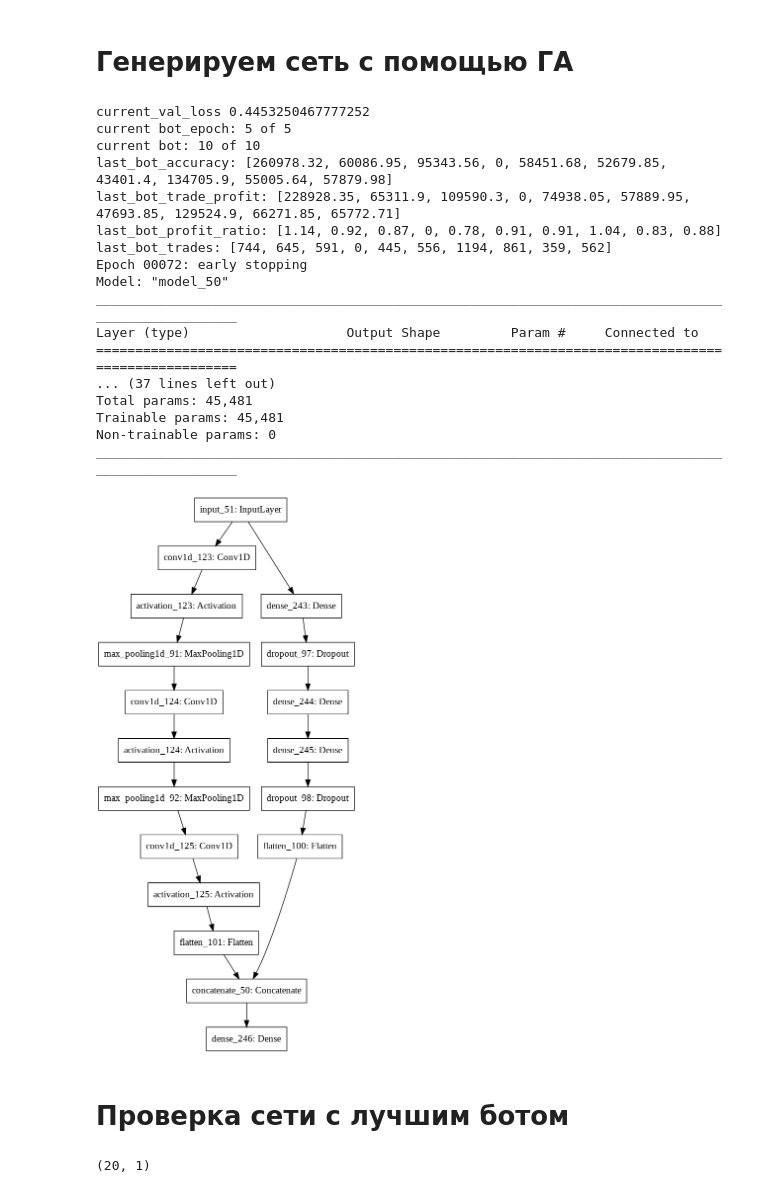
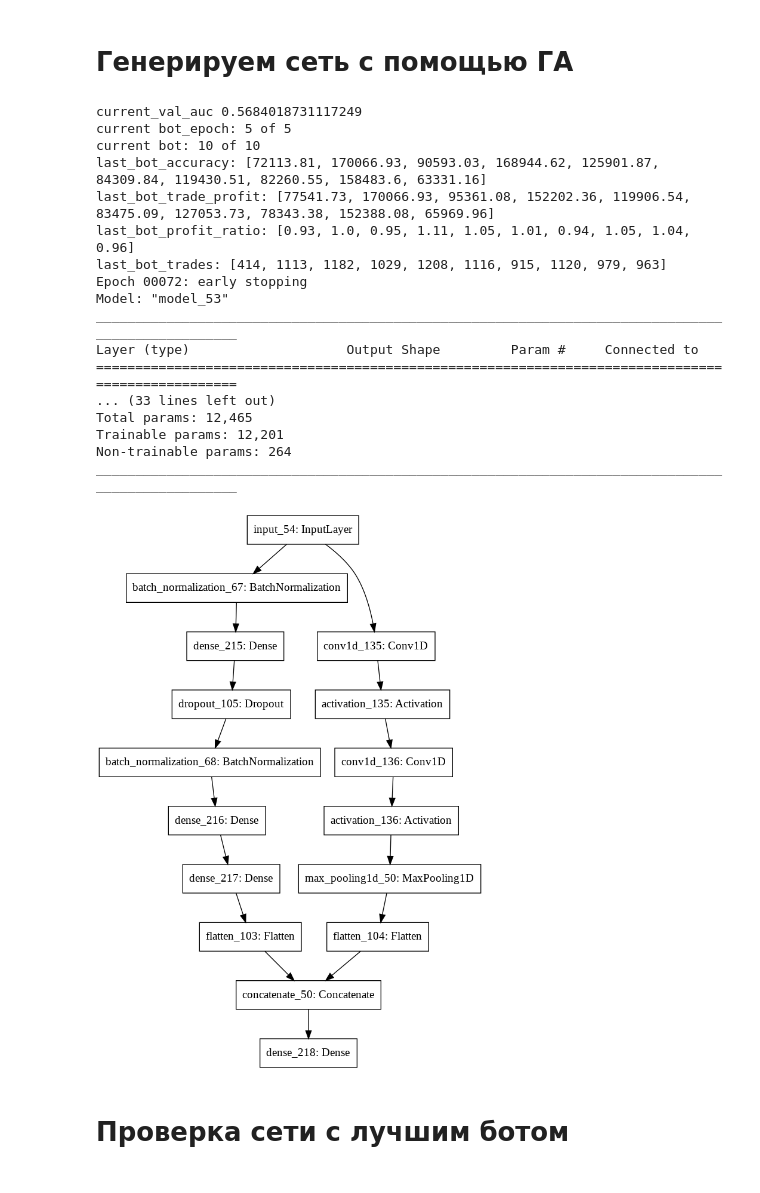
Before and after one commit to VladimirBlinov/ColabNotebooks, a Jupyter notebook: Trading_NET_v3_1.ipynb, the cells around one changed output. Drawn from its saved outputs; the diff is of its cells as text; code cells hidden in the pictures.

Commit message:
Passed GA for model architecture

```diff
--- a/Trading_NET_v3_1.ipynb
+++ b/Trading_NET_v3_1.ipynb
@@ -386,9 +415,9 @@ def autoCorr(channels, corrSteps, predVal, yValUnscaled, showGraf = True, return
     return corr, own_corr
 # %%
 #Создадим генератор проверочной выборки, из которой потом вытащим xVal, yVal для проверки
-datagen = TimeseriesGenerator(xTest, yTest,
+datagen = TimeseriesGenerator(xTest, yTest01,
                                length=xlen, sampling_rate=1,
-                               batch_size=len(xTest)) #размер batch будет равен длине нашей выборки
+                               batch_size=len(xTest), shuffle=True) #размер batch будет равен длине нашей выборки
 xVal = []
 yVal = []
 for i in datagen:
@@ -397,3 +426,6 @@ for i in datagen:
 
 xVal = np.array(xVal[0])
 yVal = np.array(yVal[0])
+
+print(yVal.shape)
+print(yVal[yVal > 0.5].shape)
@@ -427,7 +584,7 @@ def predTimeseriesGenerator(xTest, step_in_the_past):
   '''
   Функция для преобразования размера входного массива в требуемый для нейросети.
   '''
-  xTest = xTest[-step_in_the_past:,:] #формируем х длинной step_in_the_past
+  xTest = xTest[-step_in_the_past:,:,:4] #формируем х длинной step_in_the_past
   xTest = np.array(xTest) #Преобразуем в numpy
 
   return xTest
@@ -445,8 +602,7 @@ def get_prediction (model, xPred, yScaler, classification=False):
   '''
   prediction = model.predict(xPred)  # Get prediction by model
   if classification:  # If classification
-    prediction_class = np.argmax(prediction)
-    return prediction_class  # Return class
+    return prediction  # Return probability of 1
   else:
     prediction = yScaler.inverse_transform(prediction)
     return prediction  # Return predicted figure
@@ -458,14 +614,10 @@ def trade(data_enter, model, step_in_the_past):
   data = data_enter.copy(deep=True)  # Копируем входной датасет, чтобы в нем не было изменений
   xTest, yScaler = data_preprocessing(data, train=False)  # Делаем предобработку данных в массиве функцией data_preprocessing
   xTest = predTimeseriesGenerator(xTest, step_in_the_past) #формируем вектор со взглядом назад для подачи в сеть
-  yPred = get_prediction(model, xTest, yScaler) #делаем прогноз следующей цены закрытия
+  yPred = get_prediction(model, xTest, yScaler, classification=True) #делаем прогноз следующей цены закрытия
 
-  if yPred[0][0] > 0:  # If the price will goes up
-    action = 1  # Buy
-  elif yPred[0][0] < 0:  # If the price will go down
-    action = 0  # Sell
-  else:
-    action = 2  # Do nothing
+  yPred = yPred[0][0]
+  action = np.random.choice(a=[1,0], size=1, p=[yPred, 1-yPred])
 
   return action
 # %%
@@ -670,7 +823,7 @@ def create_model_reg(net):
   else:
     final = Flatten()(dense)
 
-  final = Dense(1, activation='linear')(final)
+  final = Dense(1, activation='sigmoid')(final)
 
   model = Model(inputs, final)  # Собираем модель
   return model
@@ -690,7 +843,7 @@ def evaluateNet(net, ep, verb):
   val = 0
   model = create_model_reg(net)  # Создаем модель create_model_reg
   # Компилируем модель
-  model.compile(loss='mae', optimizer=Adam(lr=1e-3),)
+  model.compile(loss='binary_crossentropy', optimizer=Adam(lr=1e-2),  metrics=[AUC(name="auc")])
 
   #Запускаем обучение
   history = model.fit(train_datagen,
@@ -703,9 +856,6 @@ def evaluateNet(net, ep, verb):
   price_scaler_filename="/content/drive/MyDrive/Colab Notebooks/Dipl/scalers/price_scaler.save"
   price_scaler = joblib.load(price_scaler_filename)  # Загружаем price_scaler
   predVal, yValUnscaled = getPred(model, xVal, yVal, price_scaler)  # делаем предсказание
-
-  corr, own_corr = autoCorr([0], 5, predVal, yValUnscaled, showGraf = False, returnData = True)  # Возвращаем автокорреляцию
-  #val = MAE(corr, own_corr).numpy() + history.history["val_loss"][-1]  #Считаем MAE корреляций базового и предсказанного рядов и прибавляем ошибку
 
   trade_profit, profit_ratio, total_trades = test_model(model)  # Тестируем модель на стратегии и возврщвем результат торговли
   val = round(trade_profit * profit_ratio, 2)
@@ -812,51 +962,47 @@ for it in range(bot_epohs):  # Пробегаем по всем эпохам
         x = botp2[j]
       # С вероятностью mut устанавливаем значение бота из net4Mut
       if (random.random() < mut):
         x = net4Mut[j]
       newbot.append(x)                  # Добавляем очередное значение в нового бота
     newpopul.append(newbot)             # Добавляем бота в новую популяцию
   popul = newpopul
 
 print('best bot', popul[0])
 model = create_model_reg(popul[0])  # Create model with best bot
-model.compile(loss='mae', optimizer=Adam(lr=1e-3),)
+model.compile(loss='binary_crossentropy', optimizer=Adam(lr=1e-2),  metrics=[AUC(name="auc")])
 
 #Запускаем обучение
 history = model.fit(train_datagen,
                     epochs=train_epochs,
                     verbose=1,
                     validation_data=test_datagen,
                     callbacks=[reduce_lr, early_stop, clear],
                     )
 
 final_profit = int(sval[0]/100000)
-model_name = f'{file_name}_{time.strftime("%y-%m-%d-%H-%M", time.localtime(time.time()))}'
-model.save(f'/content/drive/MyDrive/Colab Notebooks/Dipl/Models/{model_name}_{final_profit}.h5')
+model_name = f'{file_name}_{time.strftime("%y-%m-%d-%H-%M", time.localtime(time.time()))}_{final_profit}'
+model.save(f'/content/drive/MyDrive/Colab Notebooks/Dipl/Models/{model_name}.h5')
 model.summary()  # Model summary
 plot_model(model)  # Plot model
-plot_model(model, to_file=f"/content/drive/MyDrive/Colab Notebooks/Dipl/Models/{model_name}_{final_profit}.png")
+plot_model(model, to_file=f"/content/drive/MyDrive/Colab Notebooks/Dipl/Models/{model_name}.png")
 # %% [output]
-current_val_loss 0.4453250467777252
+current_val_auc 0.5684018731117249
 current bot_epoch: 5 of 5
 current bot: 10 of 10
-last_bot_accuracy: [260978.32, 60086.95, 95343.56, 0, 58451.68, 52679.85, 43401.4, 134705.9, 55005.64, 57879.98]
-last_bot_trade_profit: [228928.35, 65311.9, 109590.3, 0, 74938.05, 57889.95, 47693.85, 129524.9, 66271.85, 65772.71]
-last_bot_profit_ratio: [1.14, 0.92, 0.87, 0, 0.78, 0.91, 0.91, 1.04, 0.83, 0.88]
-last_bot_trades: [744, 645, 591, 0, 445, 556, 1194, 861, 359, 562]
+last_bot_accuracy: [72113.81, 170066.93, 90593.03, 168944.62, 125901.87, 84309.84, 119430.51, 82260.55, 158483.6, 63331.16]
+last_bot_trade_profit: [77541.73, 170066.93, 95361.08, 152202.36, 119906.54, 83475.09, 127053.73, 78343.38, 152388.08, 65969.96]
+last_bot_profit_ratio: [0.93, 1.0, 0.95, 1.11, 1.05, 1.01, 0.94, 1.05, 1.04, 0.96]
+last_bot_trades: [414, 1113, 1182, 1029, 1208, 1116, 915, 1120, 979, 963]
 Epoch 00072: early stopping
-Model: "model_50"
+Model: "model_53"
 __________________________________________________________________________________________________
 Layer (type)                    Output Shape         Param #     Connected to
 ==================================================================================================
-... (37 lines left out)
-Total params: 45,481
-Trainable params: 45,481
-Non-trainable params: 0
+... (33 lines left out)
+Total params: 12,465
+Trainable params: 12,201
+Non-trainable params: 264
 __________________________________________________________________________________________________
-[figure, old version]
+[figure, new version]
 # %% [markdown]
 # Проверка сети с лучшим ботом
-# %%
-train_datagen[0][1].shape
-# %% [output]
-(20, 1)
```
Also changed, not shown: parts of 23 cells of this notebook.
